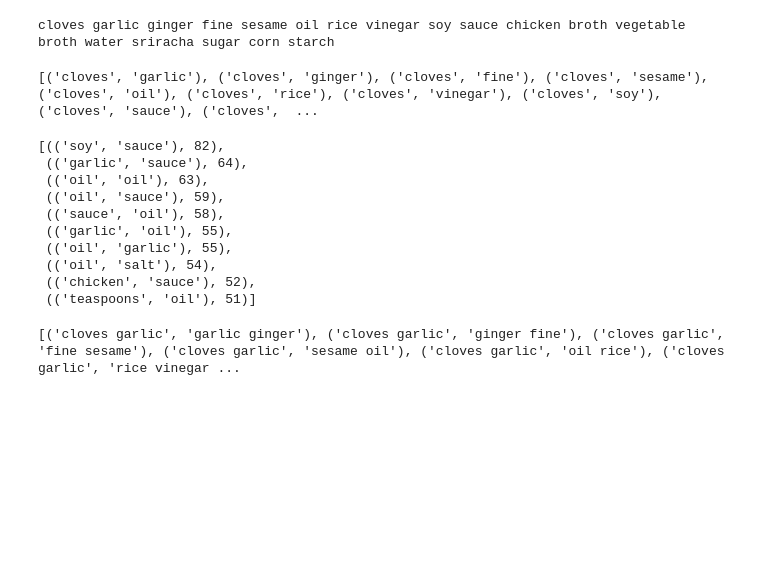
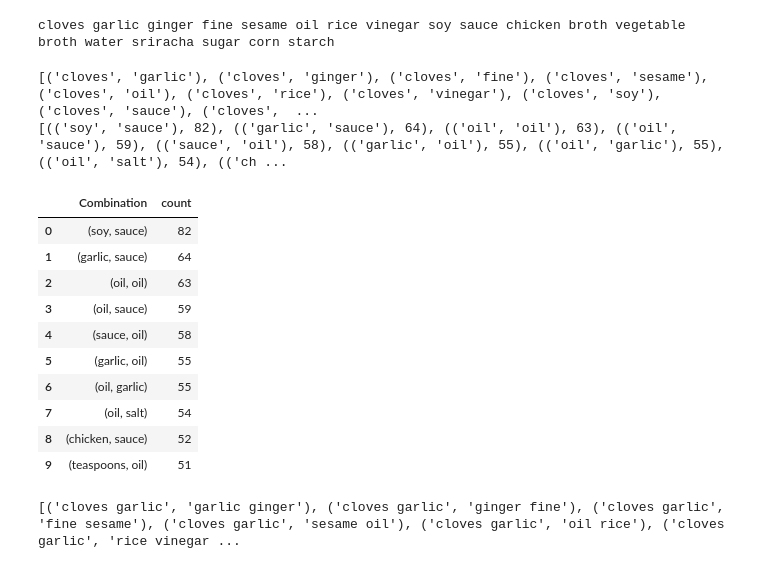
Before and after one commit to leanderpeter/Recipe-Text-Analyzer-Multi-Classification, a Jupyter notebook: preprocessing/1a and 1b.ipynb, the cells around one changed output. Saved outputs shown, nothing was run; the diff lists cells and outputs as text; code cells hidden in the pictures; blank space fills up the shorter version.

Commit message:
nice grafiks for combinations but 1b/b maybe not right

```diff
--- a/preprocessing/1a and 1b.ipynb
+++ b/preprocessing/1a and 1b.ipynb
@@ -380,25 +390,29 @@ cloves garlic ginger fine sesame oil rice vinegar soy sauce chicken broth vegeta
 # %%
 import itertools
 
 a_list= new_df['cleanTextList']
 pairs = []
 
 for i in a_list:
     for pair in itertools.combinations(i,2):
         pairs.append(pair)
 
 print(pairs[0:10])
-
-Counter(elem[0:2] for elem in pairs).most_common(10)
+print(Counter(elem[0:2] for elem in pairs).most_common(10))
+d = Counter(elem[0:2] for elem in pairs)
+singleCombinations = pd.DataFrame.from_records(d.most_common(10), columns=['Combination','count'])
+singleCombinations.head(10)
 # %% [output]
 [('cloves', 'garlic'), ('cloves', 'ginger'), ('cloves', 'fine'), ('cloves', 'sesame'), ('cloves', 'oil'), ('cloves', 'rice'), ('cloves', 'vinegar'), ('cloves', 'soy'), ('cloves', 'sauce'), ('cloves',  ...
+[(('soy', 'sauce'), 82), (('garlic', 'sauce'), 64), (('oil', 'oil'), 63), (('oil', 'sauce'), 59), (('sauce', 'oil'), 58), (('garlic', 'oil'), 55), (('oil', 'garlic'), 55), (('oil', 'salt'), 54), (('ch ...
-[(('soy', 'sauce'), 82),
- (('garlic', 'sauce'), 64),
- (('oil', 'oil'), 63),
- (('oil', 'sauce'), 59),
- (('sauce', 'oil'), 58),
- (('garlic', 'oil'), 55),
- (('oil', 'garlic'), 55),
- (('oil', 'salt'), 54),
- (('chicken', 'sauce'), 52),
- (('teaspoons', 'oil'), 51)]
+|  | Combination | count |
+| 0 | (soy, sauce) | 82 |
+| 1 | (garlic, sauce) | 64 |
+| 2 | (oil, oil) | 63 |
+| 3 | (oil, sauce) | 59 |
+| 4 | (sauce, oil) | 58 |
+| 5 | (garlic, oil) | 55 |
+| 6 | (oil, garlic) | 55 |
+| 7 | (oil, salt) | 54 |
+| 8 | (chicken, sauce) | 52 |
+| 9 | (teaspoons, oil) | 51 |
```
Also changed, not shown: parts of 6 cells of this notebook.
